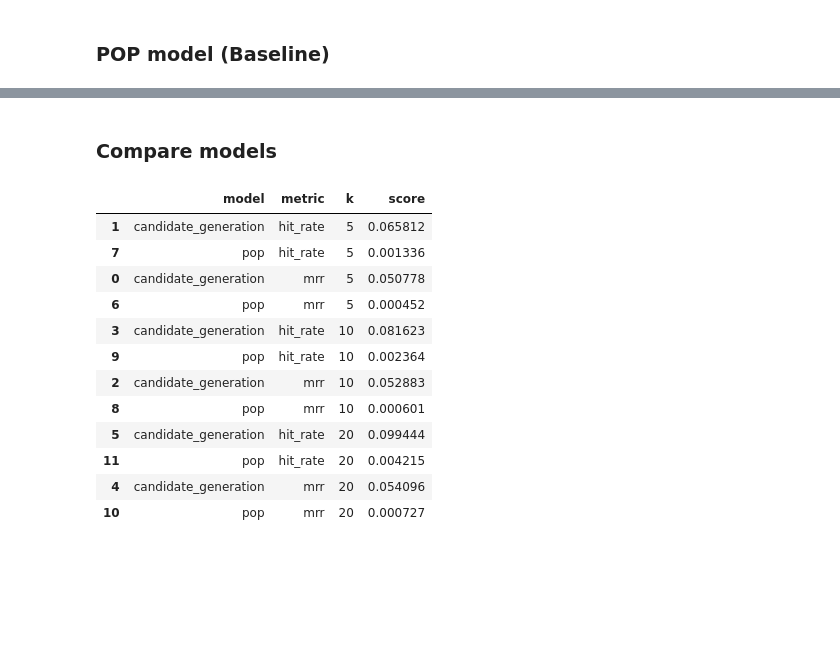
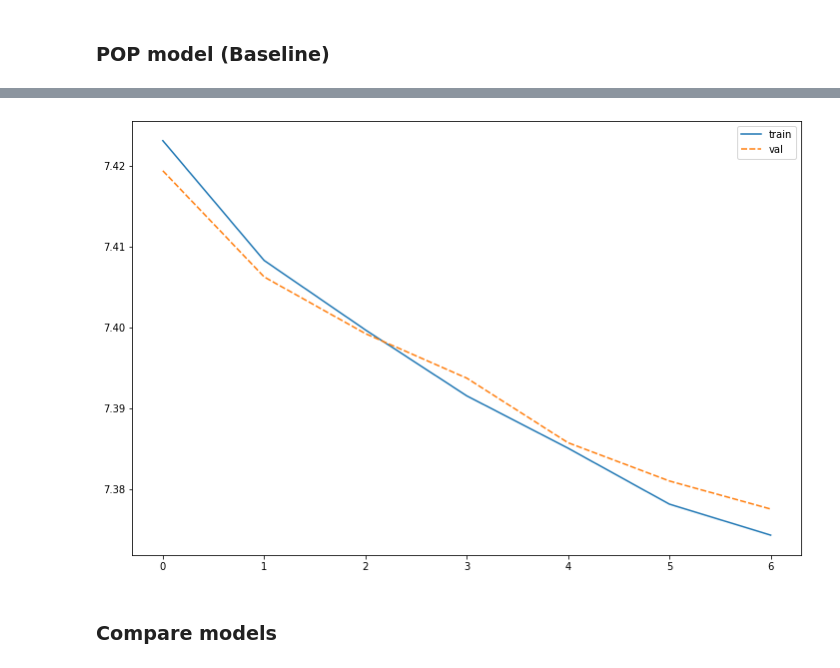
Before and after one commit to lotenn/recsys-3639-final-project, a Jupyter notebook: runner.ipynb, the cells around one changed output, grey strips where cells are left out. Saved outputs shown, nothing was run; the diff lists cells and outputs as text; code cells hidden in the pictures; blank space fills up the shorter version.

```diff
--- a/runner.ipynb
+++ b/runner.ipynb
@@ -121,0 +143,3 @@ popularity model validation hit rate @ 10:  0.0023643092105263158
+# %%
+trainer = Trainer(cgt_model, opt, crit, device)
+train_losses, val_losses = trainer.train(train_loader, val_loader, epochs=7)
@@ -122,2 +154,7 @@ popularity model validation hit rate @ 10:  0.0023643092105263158
+# %%
+_, ax = plt.subplots(1, figsize=(12, 8))
+sns.lineplot(data=pd.DataFrame({'train': train_losses, 'val': val_losses}), ax=ax);
+# %% [output]
+[figure, added]
 # %% [markdown]
 ### Compare models
@@ -126,22 +161,13 @@ results_df = pd.DataFrame(columns=['model', 'metric', 'k', 'score'])
 # %%
-for m, name in [(model, 'candidate_generation'), (pop, 'pop')]:
+results_df = pd.DataFrame(columns=['model', 'metric', 'k', 'score'])
+for m, name in [
+    (cg_model, 'Candidate Generation'),
+    (pop, 'Popularity'),
+    (cgt_model, 'Candidate Generation from Transformer')
+]:
     for k in [5, 10, 20]:
-        results_df.loc[results_df.shape[0]] = (name, 'mrr', k, m.mrr(val_loader, k))
-        results_df.loc[results_df.shape[0]] = (name, 'hit_rate', k, m.hit_rate(val_loader, k))
+        results_df.loc[results_df.shape[0]] = (name, 'mrr', k, m.mrr(val_loader, k, device=device))
+        results_df.loc[results_df.shape[0]] = (name, 'hit_rate', k, m.hit_rate(val_loader, k, device=device))
-# %% [output]
-|  | model | metric | k | score |
-| 1 | candidate_generation | hit_rate | 5 | 0.065812 |
-| 7 | pop | hit_rate | 5 | 0.001336 |
-| 0 | candidate_generation | mrr | 5 | 0.050778 |
-| 6 | pop | mrr | 5 | 0.000452 |
-| 3 | candidate_generation | hit_rate | 10 | 0.081623 |
-| 9 | pop | hit_rate | 10 | 0.002364 |
-| 2 | candidate_generation | mrr | 10 | 0.052883 |
-| 8 | pop | mrr | 10 | 0.000601 |
-| 5 | candidate_generation | hit_rate | 20 | 0.099444 |
-| 11 | pop | hit_rate | 20 | 0.004215 |
-| 4 | candidate_generation | mrr | 20 | 0.054096 |
-| 10 | pop | mrr | 20 | 0.000727 |
 # %%
 _, ax = plt.subplots(1,2, figsize=(20,7))
 for i, metric in enumerate(['mrr', 'hit_rate']):
```
Also changed, not shown: parts of 17 cells of this notebook, 3 other files.
